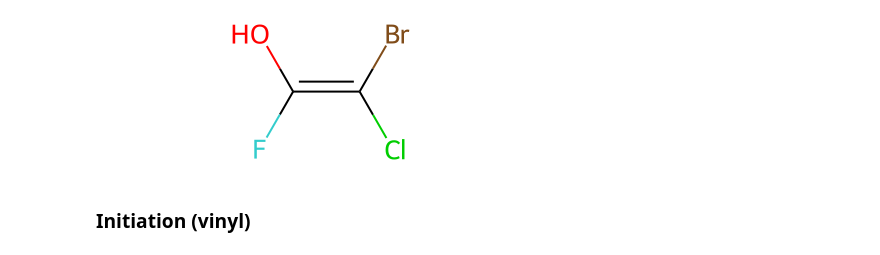
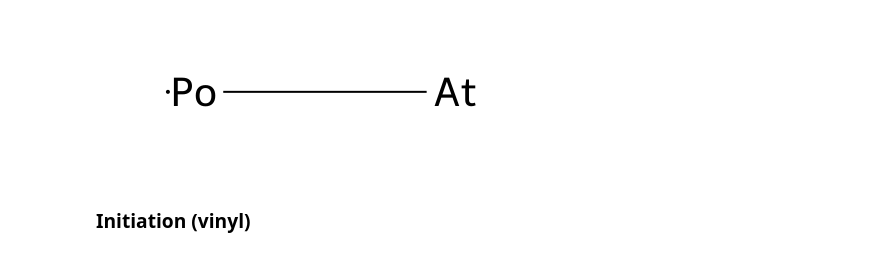
Before and after one commit to skozarekar/thermonomer, a Jupyter notebook: thermonomer/temp.ipynb, the cells around one changed output. Cells and saved outputs as stored; diff of their text form; code cells hidden in the pictures.

```diff
--- a/thermonomer/temp.ipynb
+++ b/thermonomer/temp.ipynb
@@ -10,9 +12,8 @@ water = Chem.MolFromSmiles("O")
-# %%
-monomer
-# %% [output]
-[figure, removed]
 # %%
-water = Chem.MolFromSmiles("[I][At]")
+helper = Chem.MolFromSmiles("[Po]-[At]")
+helper
+# %% [output]
+[figure, added]
 # %% [markdown]
 ### Initiation (vinyl)
 # %%
```
Also changed, not shown: parts of 15 cells of this notebook.
